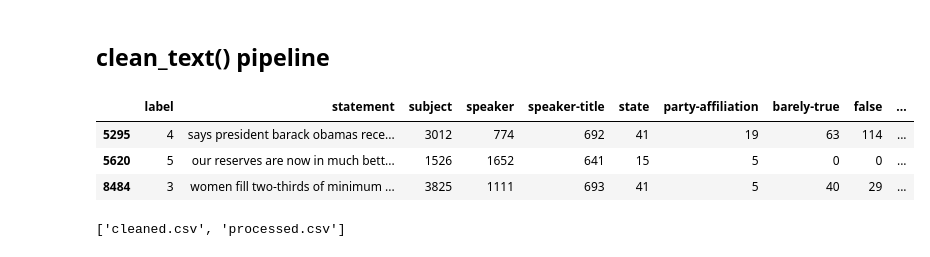
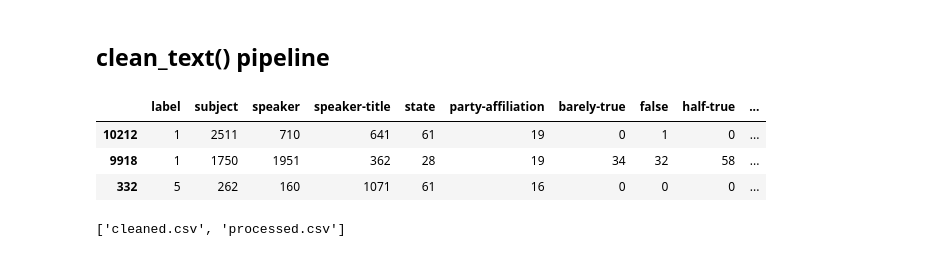
Before and after one commit to NinaAbeyratne/graphfact-fake-news-gnn, a Jupyter notebook: notebooks/02_data_processing.ipynb, the cells around one changed output. Cells and saved outputs as stored; diff of their text form; code cells hidden in the pictures.

```diff
--- a/02_data_processing.ipynb
+++ b/notebooks/02_data_processing.ipynb
@@ -110,13 +110,13 @@ def truncate_words(text, max_words=128):
 
 dt["article"] = dt["article"].apply(truncate_words)
 # %%
-dt = dt.drop(columns=['article', 'context'])
+dt = dt.drop(columns=['statement', 'context'])
 dt.sample(3)
 # %% [output]
-|  | label | statement | subject | speaker | speaker-title | state | party-affiliation | barely-true | false | ... |
-| 5295 | 4 | says president barack obamas rece... | 3012 | 774 | 692 | 41 | 19 | 63 | 114 | ... |
-| 5620 | 5 | our reserves are now in much bett... | 1526 | 1652 | 641 | 15 | 5 | 0 | 0 | ... |
-| 8484 | 3 | women fill two-thirds of minimum ... | 3825 | 1111 | 693 | 41 | 5 | 40 | 29 | ... |
+|  | label | subject | speaker | speaker-title | state | party-affiliation | barely-true | false | half-true | ... |
+| 10212 | 1 | 2511 | 710 | 641 | 61 | 19 | 0 | 1 | 0 | ... |
+| 9918 | 1 | 1750 | 1951 | 362 | 28 | 19 | 34 | 32 | 58 | ... |
+| 332 | 5 | 262 | 160 | 1071 | 61 | 16 | 0 | 0 | 0 | ... |
 # %%
 dt.to_csv("/content/drive/MyDrive/NLP - Project/processed.csv", index=False)
 # %%
```
Also changed, not shown: parts of 1 cell of this notebook, 12 other files.
